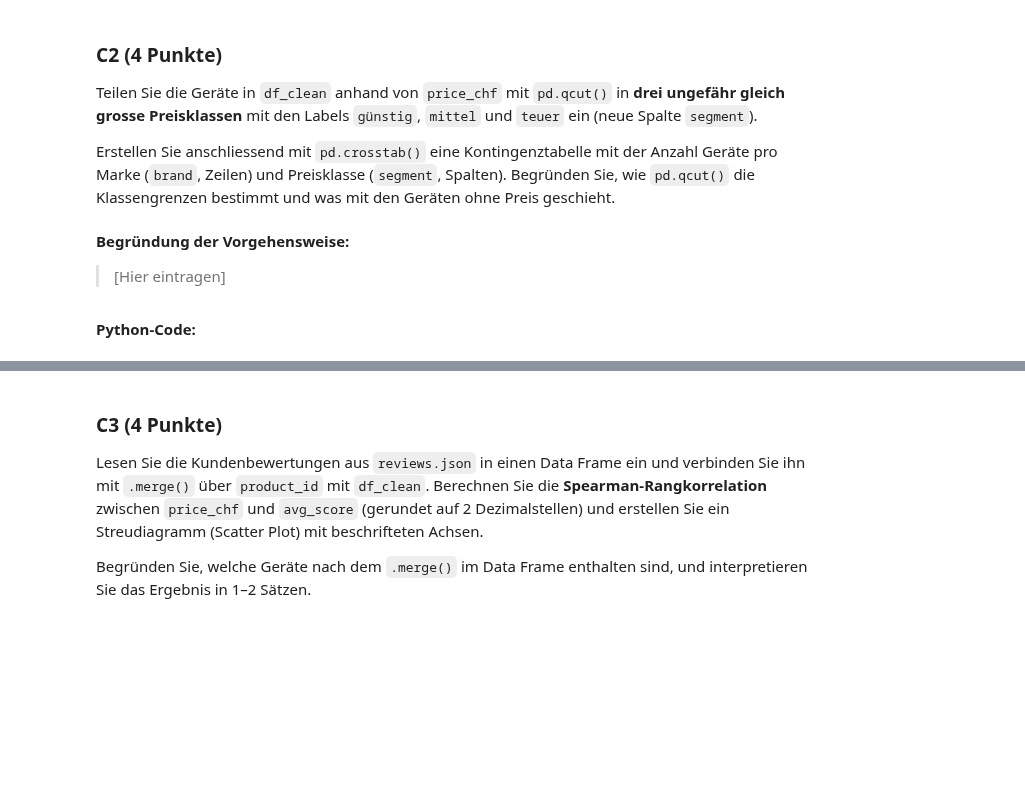
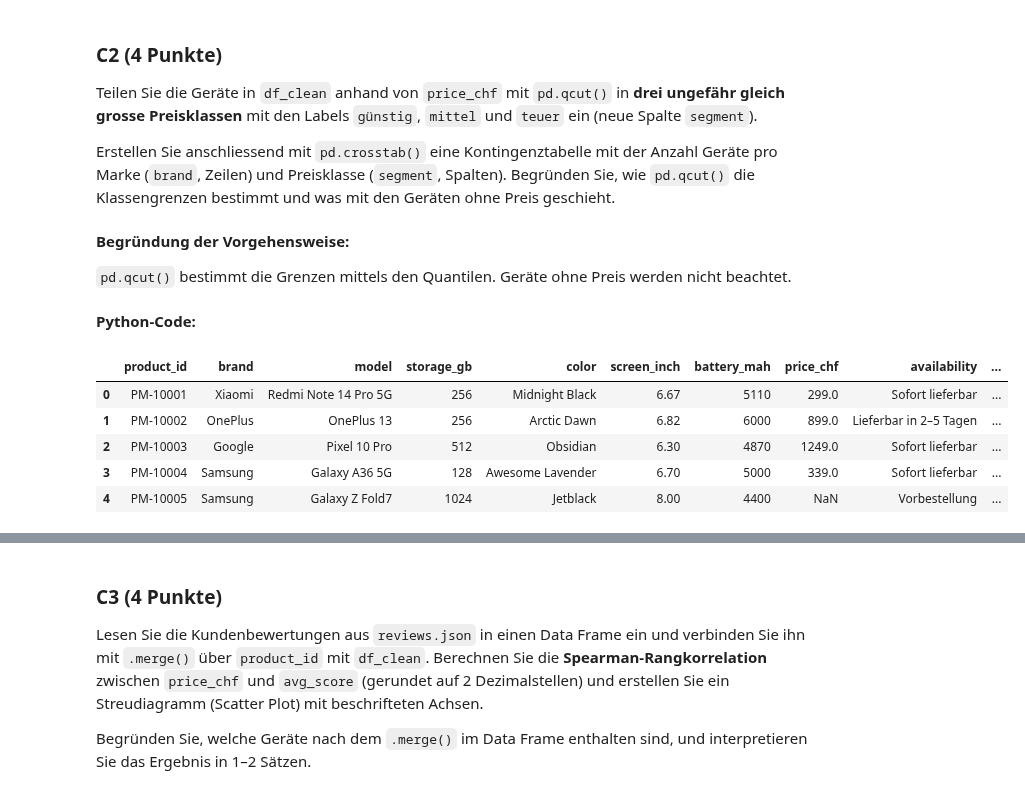
Before and after one commit to simonschmid30/DS_HS2026_LNW, a Jupyter notebook: DS_HS2026_LNW_I_Examples/AP02/AP02_Datenbeschaffung_Aufbereitung_EDA.ipynb, the cells around one changed output, grey strips where cells are left out. Cells and saved outputs as stored; diff of their text form; code cells hidden in the pictures; blank space fills up the shorter version.

```diff
--- a/DS_HS2026_LNW_I_Examples/AP02/AP02_Datenbeschaffung_Aufbereitung_EDA.ipynb
+++ b/DS_HS2026_LNW_I_Examples/AP02/AP02_Datenbeschaffung_Aufbereitung_EDA.ipynb
@@ -376,8 +478,25 @@ Erstellen Sie anschliessend mit `pd.crosstab()` eine Kontingenztabelle mit der A
 # %% [markdown]
 **Begründung der Vorgehensweise:**
 
-> [Hier eintragen]
+`pd.qcut()` bestimmt die Grenzen mittels den Quantilen. Geräte ohne Preis werden nicht beachtet.
 # %% [markdown]
 **Python-Code:**
 # %%
 # Code hier eintragen
+df_C2 = df_clean
+
+df_C2['segment'] = pd.qcut(
+    df_clean['price_chf'],
+    q=3,
+    labels=['günstig',
+            'mittel',
+            'teuer'])
+
+df_C2.head()
+# %% [output]
+|  | product_id | brand | model | storage_gb | color | screen_inch | battery_mah | price_chf | availability | ... |
+| 0 | PM-10001 | Xiaomi | Redmi Note 14 Pro 5G | 256 | Midnight Black | 6.67 | 5110 | 299.0 | Sofort lieferbar | ... |
+| 1 | PM-10002 | OnePlus | OnePlus 13 | 256 | Arctic Dawn | 6.82 | 6000 | 899.0 | Lieferbar in 2–5 Tagen | ... |
+| 2 | PM-10003 | Google | Pixel 10 Pro | 512 | Obsidian | 6.30 | 4870 | 1249.0 | Sofort lieferbar | ... |
+| 3 | PM-10004 | Samsung | Galaxy A36 5G | 128 | Awesome Lavender | 6.70 | 5000 | 339.0 | Sofort lieferbar | ... |
+| 4 | PM-10005 | Samsung | Galaxy Z Fold7 | 1024 | Jetblack | 8.00 | 4400 | NaN | Vorbestellung | ... |
```
Also changed, not shown: parts of 14 cells of this notebook, 2 other files.
